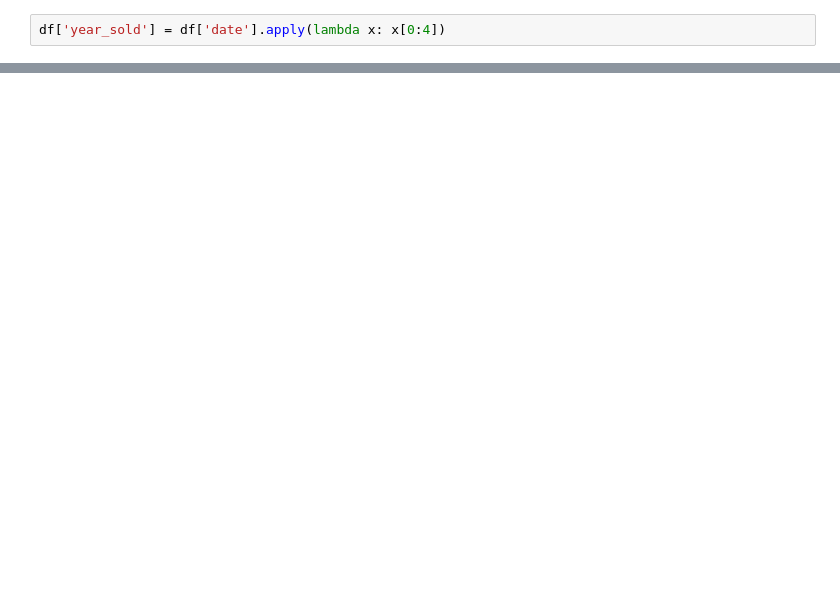
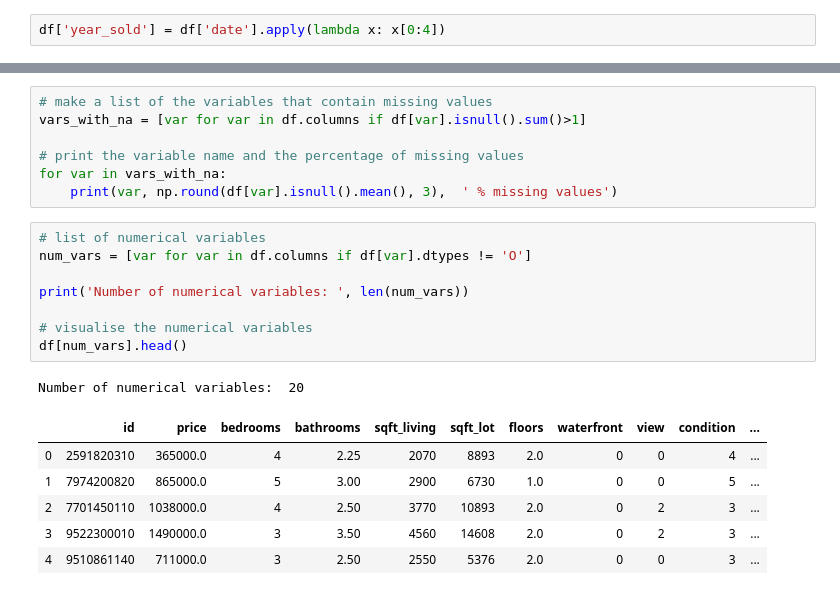
Before and after one commit to jacksonbull87/nyc-mhtn-ds-010620-lectures, a Jupyter notebook: week-6/KC_house_data/seattle housing data.ipynb, the cells around one changed output, grey strips where cells are left out. Drawn from its saved outputs; the diff is of its cells as text; blank space fills up the shorter version.

```diff
--- a/week-6/KC_house_data/seattle housing data.ipynb
+++ b/week-6/KC_house_data/seattle housing data.ipynb
@@ -26,0 +36,23 @@ df['date'] = pd.to_datetime(df['date'], format= '%Y')
+# %%
+# make a list of the variables that contain missing values
+vars_with_na = [var for var in df.columns if df[var].isnull().sum()>1]
+
+# print the variable name and the percentage of missing values
+for var in vars_with_na:
+    print(var, np.round(df[var].isnull().mean(), 3),  ' % missing values')
+# %%
+# list of numerical variables
+num_vars = [var for var in df.columns if df[var].dtypes != 'O']
+
+print('Number of numerical variables: ', len(num_vars))
+
+# visualise the numerical variables
+df[num_vars].head()
+# %% [output]
+Number of numerical variables:  20
+|  | id | price | bedrooms | bathrooms | sqft_living | sqft_lot | floors | waterfront | view | condition | ... |
+| 0 | 2591820310 | 365000.0 | 4 | 2.25 | 2070 | 8893 | 2.0 | 0 | 0 | 4 | ... |
+| 1 | 7974200820 | 865000.0 | 5 | 3.00 | 2900 | 6730 | 1.0 | 0 | 0 | 5 | ... |
+| 2 | 7701450110 | 1038000.0 | 4 | 2.50 | 3770 | 10893 | 2.0 | 0 | 2 | 3 | ... |
+| 3 | 9522300010 | 1490000.0 | 3 | 3.50 | 4560 | 14608 | 2.0 | 0 | 2 | 3 | ... |
+| 4 | 9510861140 | 711000.0 | 3 | 2.50 | 2550 | 5376 | 2.0 | 0 | 0 | 3 | ... |
```
Also changed, not shown: parts of 20 cells of this notebook, 3 other files.
